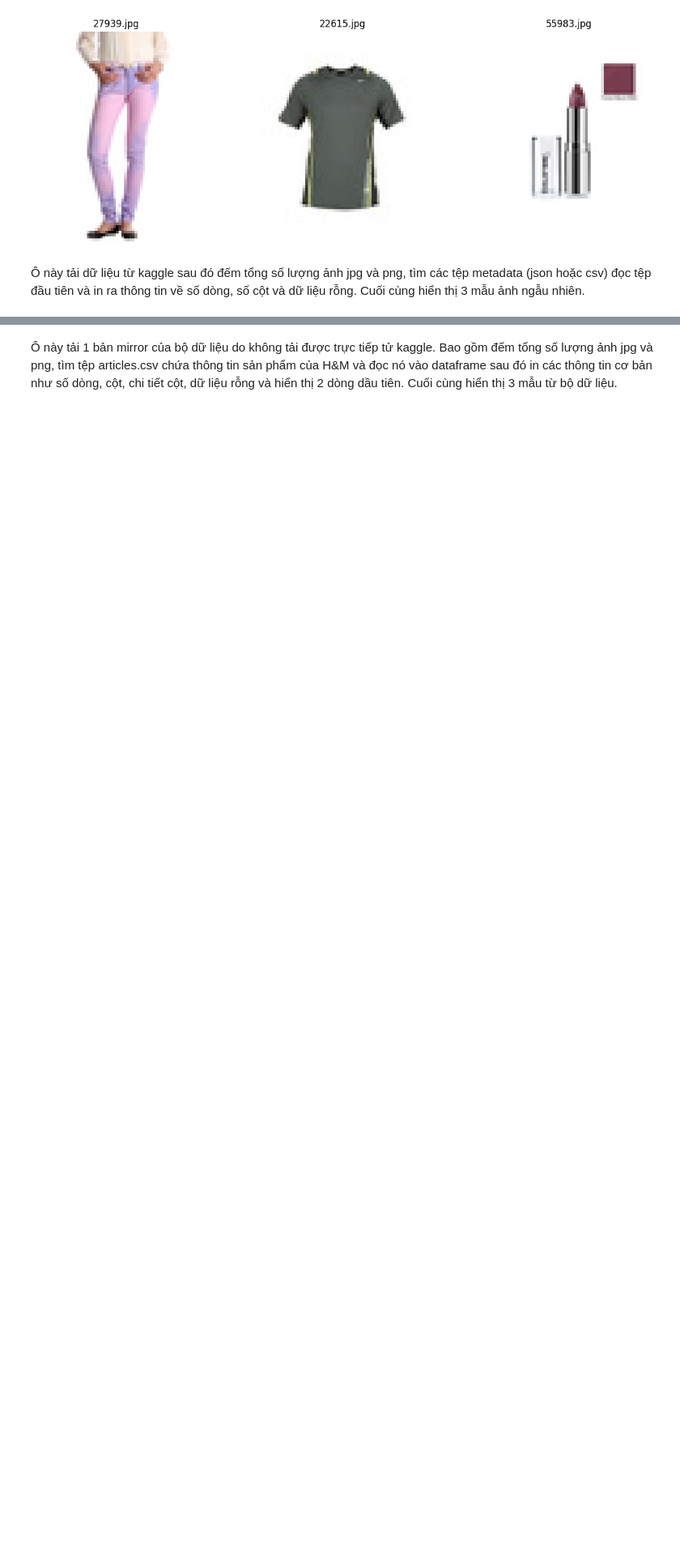
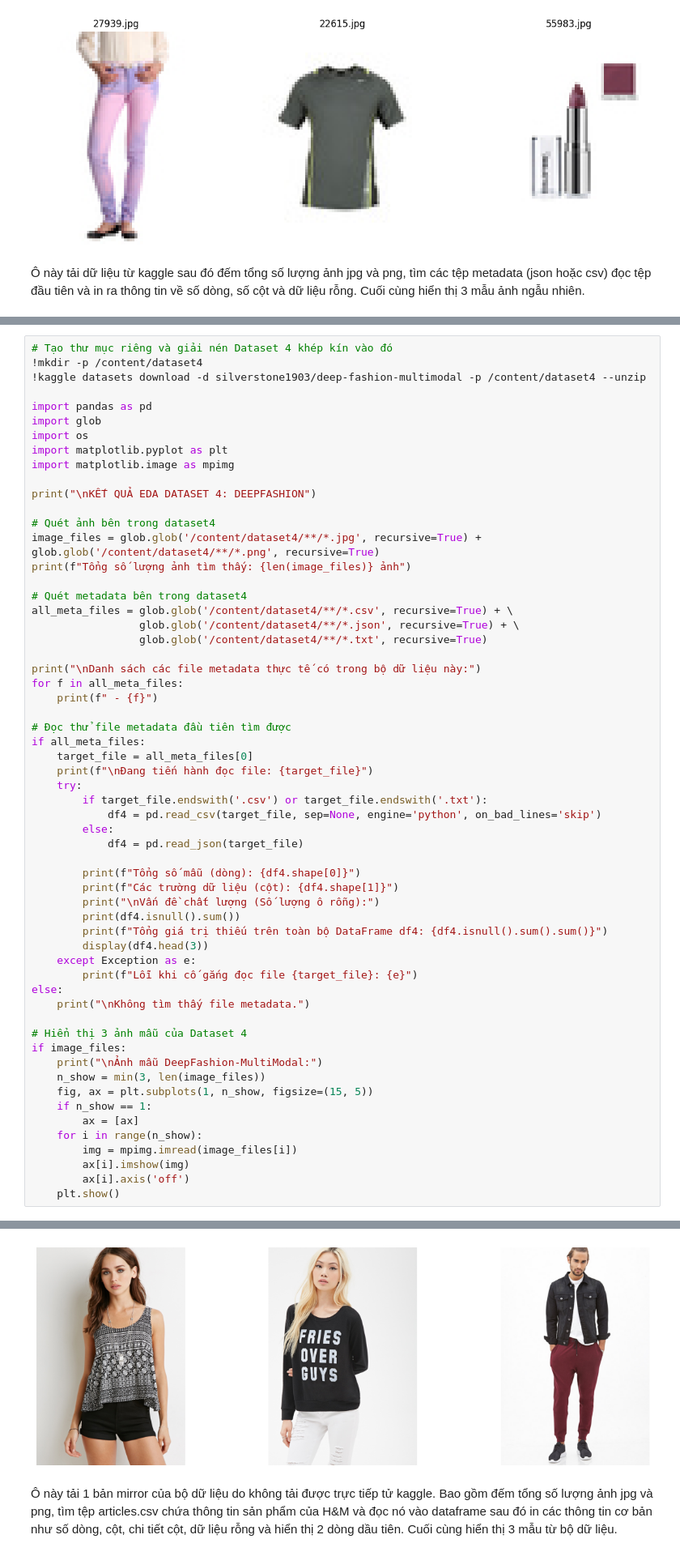
Before and after one commit to okok0814/IT_Project, a Jupyter notebook: notebooks/33_14_EDA_5Datasets_hien_duan.ipynb, the cells around one changed output, grey strips where cells are left out. Shown at 81% size. Drawn from its saved outputs; the diff is of its cells as text; blank space fills up the shorter version.

```diff
--- a/notebooks/33_14_EDA_5Datasets_hien_duan.ipynb
+++ b/notebooks/33_14_EDA_5Datasets_hien_duan.ipynb
@@ -266,0 +238,60 @@ dtype: int64
+# %%
+# Tạo thư mục riêng và giải nén Dataset 4 khép kín vào đó
+!mkdir -p /content/dataset4
+!kaggle datasets download -d silverstone1903/deep-fashion-multimodal -p /content/dataset4 --unzip
+
+import pandas as pd
+import glob
+import os
+import matplotlib.pyplot as plt
+import matplotlib.image as mpimg
+
+print("\nKẾT QUẢ EDA DATASET 4: DEEPFASHION")
+
+# Quét ảnh bên trong dataset4
+image_files = glob.glob('/content/dataset4/**/*.jpg', recursive=True) + glob.glob('/content/dataset4/**/*.png', recursive=True)
+print(f"Tổng số lượng ảnh tìm thấy: {len(image_files)} ảnh")
+
+# Quét metadata bên trong dataset4
+all_meta_files = glob.glob('/content/dataset4/**/*.csv', recursive=True) + \
+                 glob.glob('/content/dataset4/**/*.json', recursive=True) + \
+                 glob.glob('/content/dataset4/**/*.txt', recursive=True)
+
+print("\nDanh sách các file metadata thực tế có trong bộ dữ liệu này:")
+for f in all_meta_files:
+    print(f" - {f}")
+
+# Đọc thử file metadata đầu tiên tìm được
+if all_meta_files:
+    target_file = all_meta_files[0]
+    print(f"\nĐang tiến hành đọc file: {target_file}")
+    try:
+        if target_file.endswith('.csv') or target_file.endswith('.txt'):
+            df4 = pd.read_csv(target_file, sep=None, engine='python', on_bad_lines='skip')
+        else:
+            df4 = pd.read_json(target_file)
+
+        print(f"Tổng số mẫu (dòng): {df4.shape[0]}")
+        print(f"Các trường dữ liệu (cột): {df4.shape[1]}")
+        print("\nVấn đề chất lượng (Số lượng ô rỗng):")
+        print(df4.isnull().sum())
+        print(f"Tổng giá trị thiếu trên toàn bộ DataFrame df4: {df4.isnull().sum().sum()}")
+        display(df4.head(3))
+    except Exception as e:
+        print(f"Lỗi khi cố gắng đọc file {target_file}: {e}")
+else:
+    print("\nKhông tìm thấy file metadata.")
+
+# Hiển thị 3 ảnh mẫu của Dataset 4
+if image_files:
+    print("\nẢnh mẫu DeepFashion-MultiModal:")
+    n_show = min(3, len(image_files))
+    fig, ax = plt.subplots(1, n_show, figsize=(15, 5))
+    if n_show == 1:
+        ax = [ax]
+    for i in range(n_show):
+        img = mpimg.imread(image_files[i])
+        ax[i].imshow(img)
+        ax[i].axis('off')
+    plt.show()
+# %% [output]
@@ -267,2 +320,3 @@ dtype: int64
+[figure, added]
 # %% [markdown]
 Ô này tải 1 bản mirror của bộ dữ liệu do không tải được trực tiếp tử kaggle. Bao gồm đếm tổng số lượng ảnh jpg và png, tìm tệp articles.csv chứa thông tin sản phẩm của H&M và đọc nó vào dataframe sau đó in các thông tin cơ bản như số dòng, cột, chi tiết cột, dữ liệu rỗng và hiển thị 2 dòng dầu tiên. Cuối cùng hiển thị 3 mẫu từ bộ dữ liệu.
```
Also changed, not shown: parts of 13 cells of this notebook.
